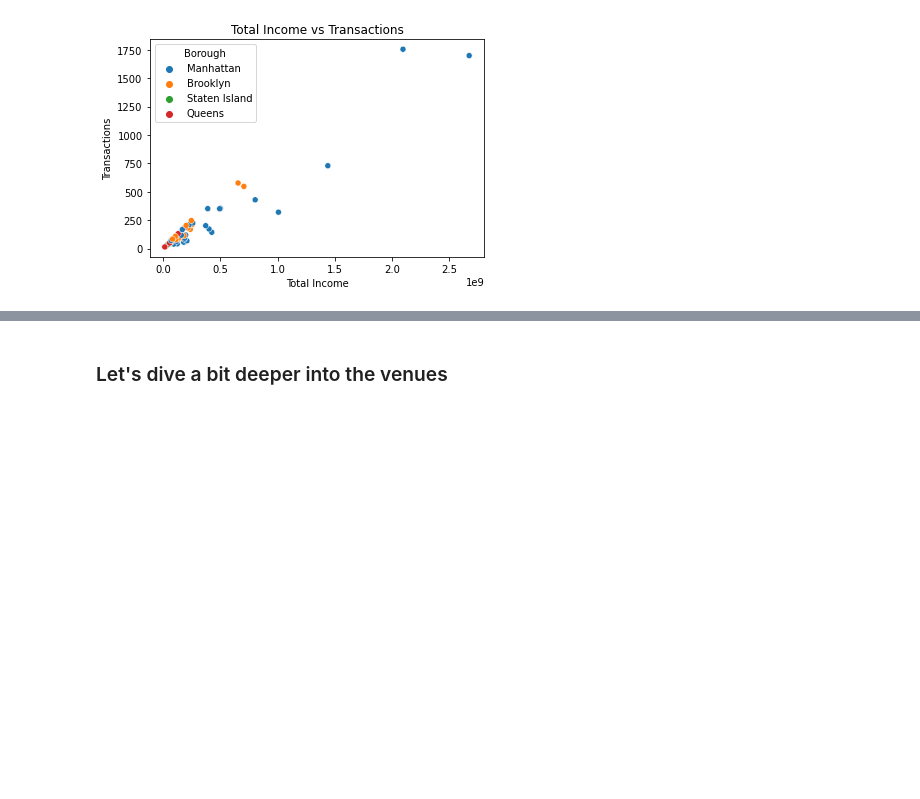
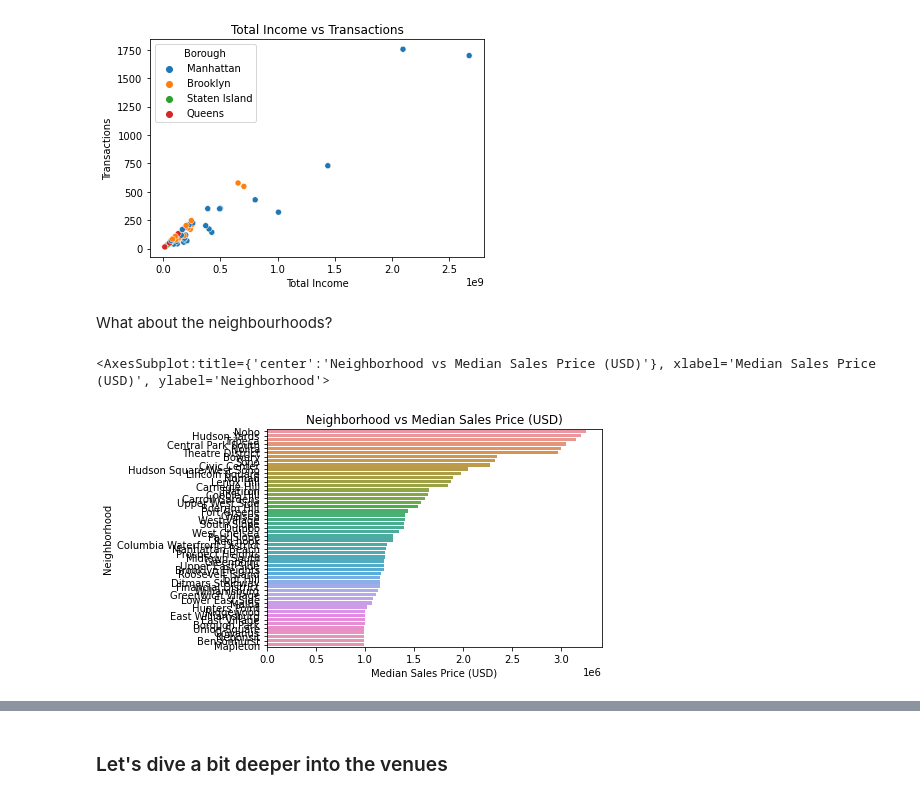
Before and after one commit to xdec/Coursera_Capstone, a Jupyter notebook: The Battle of Neighborhoods/the-battle-of-the-neighbourhoods.ipynb, the cells around one changed output, grey strips where cells are left out. Cells and saved outputs as stored; diff of their text form; code cells hidden in the pictures; blank space fills up the shorter version.

```diff
--- a/The Battle of Neighborhoods/the-battle-of-the-neighbourhoods.ipynb
+++ b/The Battle of Neighborhoods/the-battle-of-the-neighbourhoods.ipynb
@@ -112,8 +112,8 @@ df.head()
 ## Using Foursquare API
 ### Credentials
 # %%
-CLIENT_ID = '4LLKEHMGJNMAFBMZWOJHAJCAGIIZ2QTCLDXYAWDHHLTUDNRW'
-CLIENT_SECRET = 'XNS0QALDCCD1UH5FZ3B4N1SJJISVBPM2J4DOZHL1UNODPW5A'
+CLIENT_ID = 'H0ZGV5SQMTI3NSMKQ4PLFZTWUB1HD25EYOLAYXQD00JOQ33U'
+CLIENT_SECRET = 'J3OVPSLCQ0LU0PKRZXRU2CYFZDU2WML4CE5O35EUJIXF00DT'
 VERSION = '20210501'
 LIMIT = 100
 # %% [markdown]
@@ -374,3 +669,13 @@ cluster_stats
 # %% [output]
 <AxesSubplot:title={'center':'Total Income vs Transactions'}, xlabel='Total Income', ylabel='Transactions'>
 [figure]
+# %% [markdown]
+What about the neighbourhoods?
+# %%
+# Let's create a seaborn plot to see which neighbourhoods yield higher prices
+n_price = sns.barplot(y=ny_merged['Neighborhood'], x=ny_merged['Median Sales Price (USD)'], ci=None)
+n_price.set_title('Neighborhood vs Median Sales Price (USD)')
+n_price
+# %% [output]
+<AxesSubplot:title={'center':'Neighborhood vs Median Sales Price (USD)'}, xlabel='Median Sales Price (USD)', ylabel='Neighborhood'>
+[figure, added]
```
Also changed, not shown: parts of 21 cells of this notebook.
